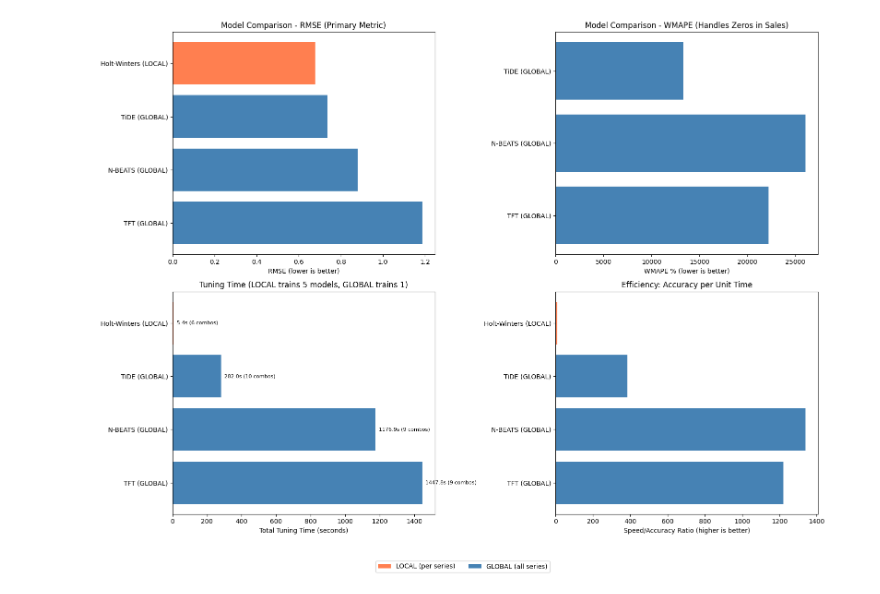
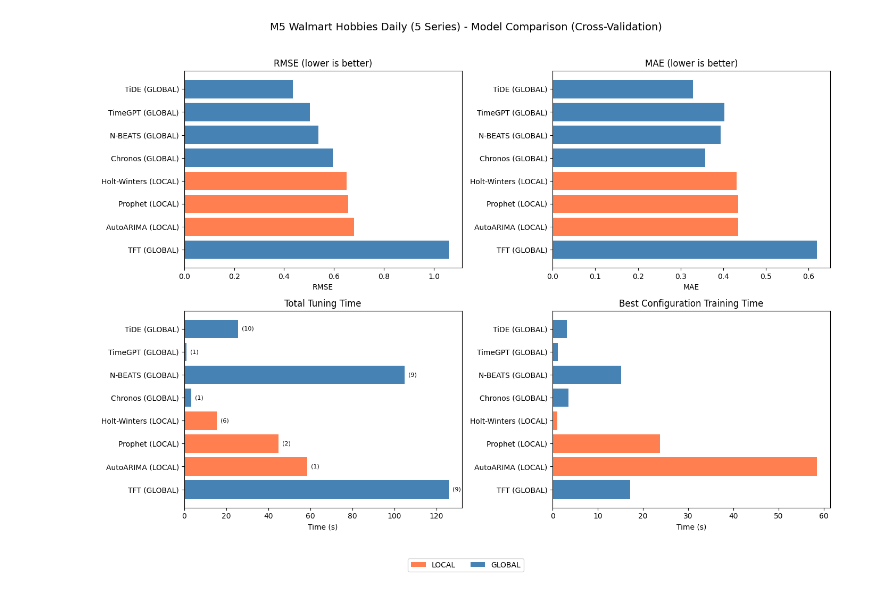
Before and after one commit to ContiHan/Statistika, a Jupyter notebook: forecasting/04_forecasting_m5_walmart_daily.ipynb, the cells around one changed output. Saved outputs shown, nothing was run; the diff lists cells and outputs as text; code cells hidden in the pictures.

```diff
--- a/forecasting/04_forecasting_m5_walmart_daily.ipynb
+++ b/forecasting/04_forecasting_m5_walmart_daily.ipynb
@@ -1190,97 +549,55 @@ ValueError: The time index and values must have the same length.
 # %%
-# 8. Compare Results: LOCAL vs GLOBAL Forecasting
+# 8. Results Comparison (Cross-Validation Metrics)
+#
+# These are VALIDATION metrics from cross-validation on training data.
+# Final out-of-sample test metrics are computed in Section 9.
 
 results_df = get_results_df()
 
 if results_df.empty:
-    print("⚠️ No results to display. Check if any models completed successfully.")
+    print("No results to display.")
 else:
     # Add forecasting type column
     results_df['Type'] = results_df['Model'].apply(lambda x: 'GLOBAL' if 'GLOBAL' in x else 'LOCAL')
 
-    print("=== Results Summary ===")
-    print(results_df[['Model', 'Type', 'RMSE', 'WMAPE (%)', 'Tuning Time (s)', 'Combinations']])
+    print("=== Cross-Validation Results (Training Data) ===")
+    print(results_df[['Model', 'Type', 'RMSE', 'MAE', 'Tuning Time (s)', 'Combinations']].to_string(index=False))
 
-    # ============================================================================
-    # Visualization: LOCAL vs GLOBAL comparison
-    # ============================================================================
-    fig, axes = plt.subplots(2, 2, figsize=(16, 12))
-
-    # Color by type
+    fig, axes = plt.subplots(2, 2, figsize=(14, 10))
     colors = ['coral' if t == 'LOCAL' else 'steelblue' for t in results_df['Type']]
 
-    # RMSE comparison (primary metric)
     axes[0, 0].barh(results_df['Model'], results_df['RMSE'], color=colors)
-    axes[0, 0].set_xlabel('RMSE (lower is better)')
-    axes[0, 0].set_title('Model Comparison - RMSE (Primary Metric)')
+    axes[0, 0].set_xlabel('RMSE')
+    axes[0, 0].set_title('RMSE (lower is better)')
     axes[0, 0].invert_yaxis()
 
-    # WMAPE comparison (secondary metric - handles zeros)
-    axes[0, 1].barh(results_df['Model'], results_df['WMAPE (%)'], color=colors)
-    axes[0, 1].set_xlabel('WMAPE % (lower is better)')
-    axes[0, 1].set_title('Model Comparison - WMAPE (Handles Zeros in Sales)')
+    axes[0, 1].barh(results_df['Model'], results_df['MAE'], color=colors)
+    axes[0, 1].set_xlabel('MAE')
+    axes[0, 1].set_title('MAE (lower is better)')
     axes[0, 1].invert_yaxis()
 
-    # Tuning Time (key comparison: LOCAL should be slower with more series)
     axes[1, 0].barh(results_df['Model'], results_df['Tuning Time (s)'], color=colors)
-    axes[1, 0].set_xlabel('Total Tuning Time (seconds)')
-    axes[1, 0].set_title(f'Tuning Time (LOCAL trains {len(train_series)} models, GLOBAL trains 1)')
+    axes[1, 0].set_xlabel('Time (s)')
+    axes[1, 0].set_title('Total Tuning Time')
     axes[1, 0].invert_yaxis()
-    for i, (model, combos, time_s) in enumerate(zip(results_df['Model'], results_df['Combinations'], results_df['Tuning Time (s)'])):
-        axes[1, 0].annotate(f'{time_s:.1f}s ({combos} combos)',
-                            xy=(time_s, i), xytext=(5, 0),
-                            textcoords='offset points', va='center', fontsize=8)
+    for i, (model, combos) in enumerate(zip(results_df['Model'], results_df['Combinations'])):
+        axes[1, 0].annotate(f'({combos})', xy=(results_df['Tuning Time (s)'].iloc[i], i),
+                            xytext=(5, 0), textcoords='offset points', va='center', fontsize=8)
 
-    # Efficiency: RMSE per second of tuning time
-    results_df['Efficiency'] = results_df['RMSE'] / (results_df['Tuning Time (s)'] + 1)
-    axes[1, 1].barh(results_df['Model'], 1/results_df['Efficiency'], color=colors)
-    axes[1, 1].set_xlabel('Speed/Accuracy Ratio (higher is better)')
-    axes[1, 1].set_title('Efficiency: Accuracy per Unit Time')
+    axes[1, 1].barh(results_df['Model'], results_df['Best Config Time (s)'], color=colors)
+    axes[1, 1].set_xlabel('Time (s)')
+    axes[1, 1].set_title('Best Configuration Training Time')
     axes[1, 1].invert_yaxis()
 
-    # Legend
     from matplotlib.patches import Patch
-    legend_elements = [Patch(facecolor='coral', label='LOCAL (per series)'),
-                       Patch(facecolor='steelblue', label='GLOBAL (all series)')]
+    legend_elements = [Patch(facecolor='coral', label='LOCAL'), Patch(facecolor='steelblue', label='GLOBAL')]
     fig.legend(handles=legend_elements, loc='upper center', ncol=2, bbox_to_anchor=(0.5, 0.02))
 
+    plt.suptitle(f'{DATASET_CONFIG["name"]} - Model Comparison (Cross-Validation)', fontsize=14, y=1.02)
     plt.tight_layout(rect=[0, 0.05, 1, 1])
     plt.show()
 
-    # ============================================================================
-    # Summary Statistics
-    # ============================================================================
-    print("\n" + "="*70)
-    print("=== LOCAL vs GLOBAL Summary ===")
-    print("="*70)
-
-    local_results = results_df[results_df['Type'] == 'LOCAL']
-    global_results = results_df[results_df['Type'] == 'GLOBAL']
-
-    if not local_results.empty:
-        best_local = local_results.sort_values('RMSE').iloc[0]
-        print(f"\nLOCAL Models (trained {len(train_series)} models per HP combination):")
-        print(f"  Best: {best_local['Model']}")
-        print(f"  RMSE: {best_local['RMSE']:.4f} | WMAPE: {best_local['WMAPE (%)']:.2f}%")
-        print(f"  Avg Tuning Time: {local_results['Tuning Time (s)'].mean():.2f}s")
-    else:
-        print("\nNo LOCAL models completed successfully.")
-
-    if not global_results.empty:
-        best_global = global_results.sort_values('RMSE').iloc[0]
-        print(f"\nGLOBAL Models (trained 1 model on all series):")
-        print(f"  Best: {best_global['Model']}")
-        print(f"  RMSE: {best_global['RMSE']:.4f} | WMAPE: {best_global['WMAPE (%)']:.2f}%")
-        print(f"  Avg Tuning Time: {global_results['Tuning Time (s)'].mean():.2f}s")
-    else:
-        print("\nNo GLOBAL models completed successfully.")
-
-    # Overall comparison (only if we have results)
-    if len(results_df) > 0:
-        print(f"\n{'='*70}")
-        print(f"OVERALL Best RMSE: {results_df.iloc[0]['Model']} ({results_df.iloc[0]['RMSE']:.4f})")
-        best_wmape_row = results_df.sort_values('WMAPE (%)').iloc[0]
-        print(f"OVERALL Best WMAPE: {best_wmape_row['Model']} ({best_wmape_row['WMAPE (%)']:.2f}%)")
-        fastest_row = results_df.sort_values('Tuning Time (s)').iloc[0]
-        print(f"OVERALL Fastest: {fastest_row['Model']} ({fastest_row['Tuning Time (s)']:.2f}s)")
+    print(f"\nBest RMSE (CV): {results_df.iloc[0]['Model']} ({results_df.iloc[0]['RMSE']:.4f})")
+    print(f"Best MAE (CV): {results_df.sort_values('MAE').iloc[0]['Model']} ({results_df.sort_values('MAE').iloc[0]['MAE']:.4f})")
+    print(f"Fastest: {results_df.sort_values('Tuning Time (s)').iloc[0]['Model']} ({results_df.sort_values('Tuning Time (s)').iloc[0]['Tuning Time (s)']:.2f}s)")
 # %% [output]
@@ -1299 +614 @@ else:
-[figure, old version]
+[figure, new version]
```
Also changed, not shown: parts of 12 cells of this notebook, 1 other file.
